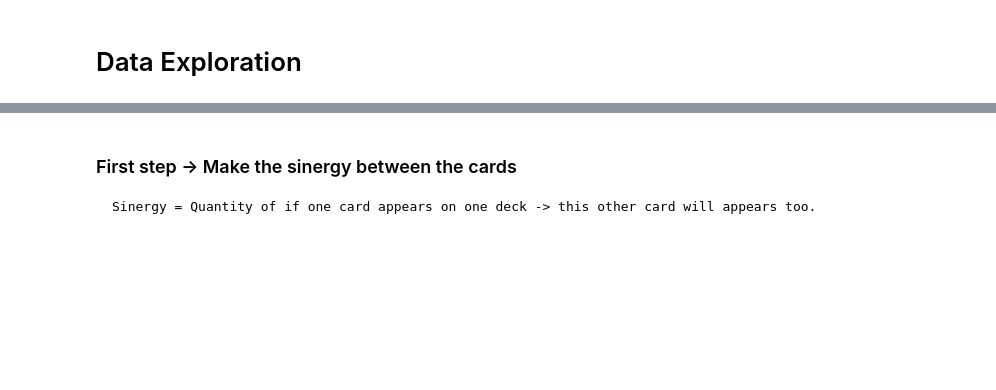
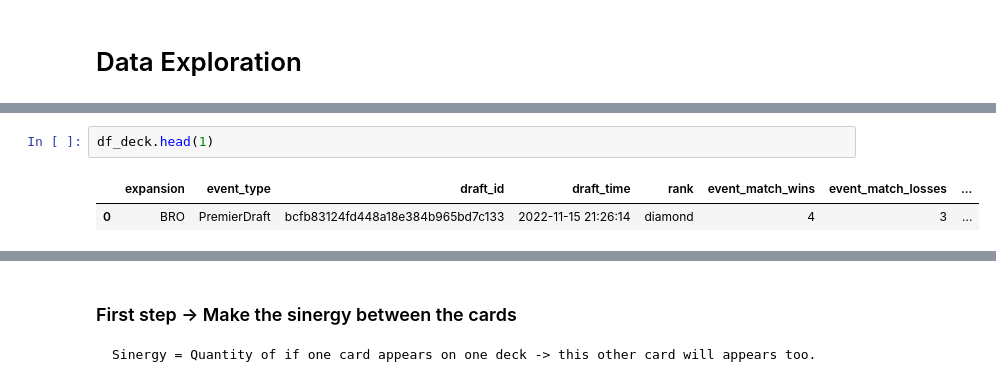
Before and after one commit to DiegoHMM/MTG_drafter, a Jupyter notebook: mtg_data_resume.ipynb, the cells around one changed output, grey strips where cells are left out. Drawn from its saved outputs; the diff is of its cells as text; blank space fills up the shorter version.

```diff
--- a/mtg_data_resume.ipynb
+++ b/mtg_data_resume.ipynb
@@ -33,0 +62,5 @@ plt.bar(best_users_df['rank'],height=best_users_df['user_game_win_rate_bucket'].
+# %%
+df_deck.head(1)
+# %% [output]
+|  | expansion | event_type | draft_id | draft_time | rank | event_match_wins | event_match_losses | ... |
+| 0 | BRO | PremierDraft | bcfb83124fd448a18e384b965bd7c133 | 2022-11-15 21:26:14 | diamond | 4 | 3 | ... |
```
Also changed, not shown: parts of 15 cells of this notebook, 2 other files.
